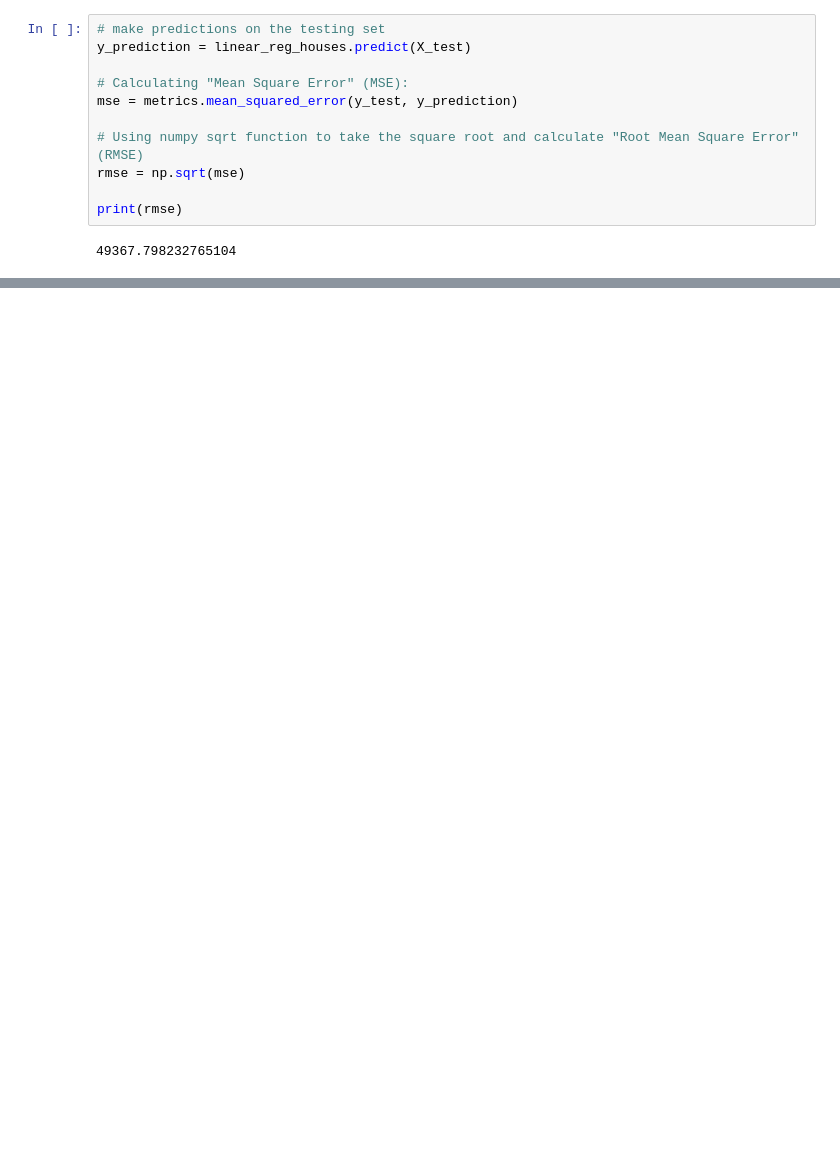
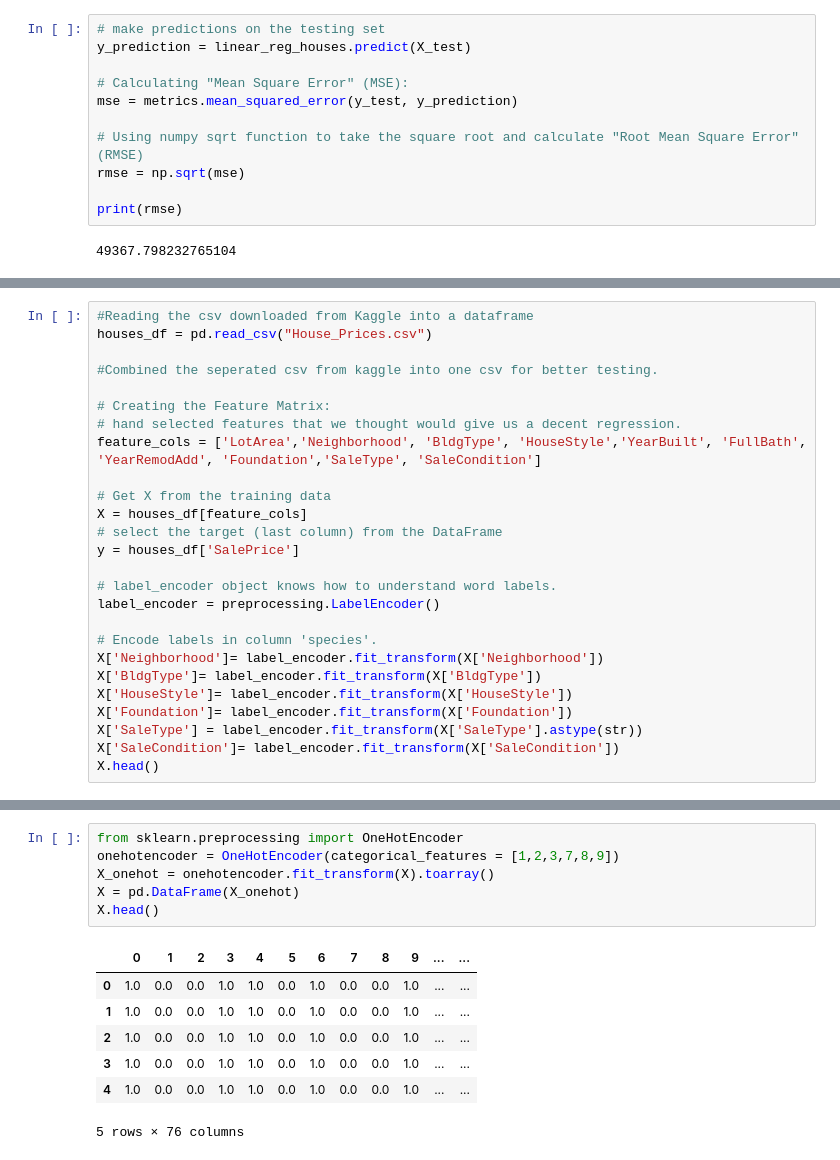
Before and after one commit to RPeralta5/Data-Science, a Jupyter notebook: Source Files/House_Prices.ipynb, the cells around one changed output, grey strips where cells are left out. Saved outputs shown, nothing was run; the diff lists cells and outputs as text; blank space fills up the shorter version.

```diff
--- a/Source Files/House_Prices.ipynb
+++ b/Source Files/House_Prices.ipynb
@@ -130,0 +139,26 @@ print(rmse)
+# %%
+#Reading the csv downloaded from Kaggle into a dataframe
+houses_df = pd.read_csv("House_Prices.csv")
+
+#Combined the seperated csv from kaggle into one csv for better testing.
+
+# Creating the Feature Matrix:
+# hand selected features that we thought would give us a decent regression.
+feature_cols = ['LotArea','Neighborhood', 'BldgType', 'HouseStyle','YearBuilt', 'FullBath', 'YearRemodAdd', 'Foundation','SaleType', 'SaleCondition']
+
+# Get X from the training data
+X = houses_df[feature_cols]
+# select the target (last column) from the DataFrame
+y = houses_df['SalePrice']
+
+# label_encoder object knows how to understand word labels.
+label_encoder = preprocessing.LabelEncoder()
+
+# Encode labels in column 'species'.
+X['Neighborhood']= label_encoder.fit_transform(X['Neighborhood'])
+X['BldgType']= label_encoder.fit_transform(X['BldgType'])
+X['HouseStyle']= label_encoder.fit_transform(X['HouseStyle'])
+X['Foundation']= label_encoder.fit_transform(X['Foundation'])
+X['SaleType'] = label_encoder.fit_transform(X['SaleType'].astype(str))
+X['SaleCondition']= label_encoder.fit_transform(X['SaleCondition'])
+X.head()
@@ -130,0 +189,14 @@ print(rmse)
+# %%
+from sklearn.preprocessing import OneHotEncoder
+onehotencoder = OneHotEncoder(categorical_features = [1,2,3,7,8,9])
+X_onehot = onehotencoder.fit_transform(X).toarray()
+X = pd.DataFrame(X_onehot)
+X.head()
+# %% [output]
+|  | 0 | 1 | 2 | 3 | 4 | 5 | 6 | 7 | 8 | 9 | ... | ... |
+| 0 | 1.0 | 0.0 | 0.0 | 1.0 | 1.0 | 0.0 | 1.0 | 0.0 | 0.0 | 1.0 | ... | ... |
+| 1 | 1.0 | 0.0 | 0.0 | 1.0 | 1.0 | 0.0 | 1.0 | 0.0 | 0.0 | 1.0 | ... | ... |
+| 2 | 1.0 | 0.0 | 0.0 | 1.0 | 1.0 | 0.0 | 1.0 | 0.0 | 0.0 | 1.0 | ... | ... |
+| 3 | 1.0 | 0.0 | 0.0 | 1.0 | 1.0 | 0.0 | 1.0 | 0.0 | 0.0 | 1.0 | ... | ... |
+| 4 | 1.0 | 0.0 | 0.0 | 1.0 | 1.0 | 0.0 | 1.0 | 0.0 | 0.0 | 1.0 | ... | ... |
+5 rows × 76 columns
```
Also changed, not shown: parts of 10 cells of this notebook.
